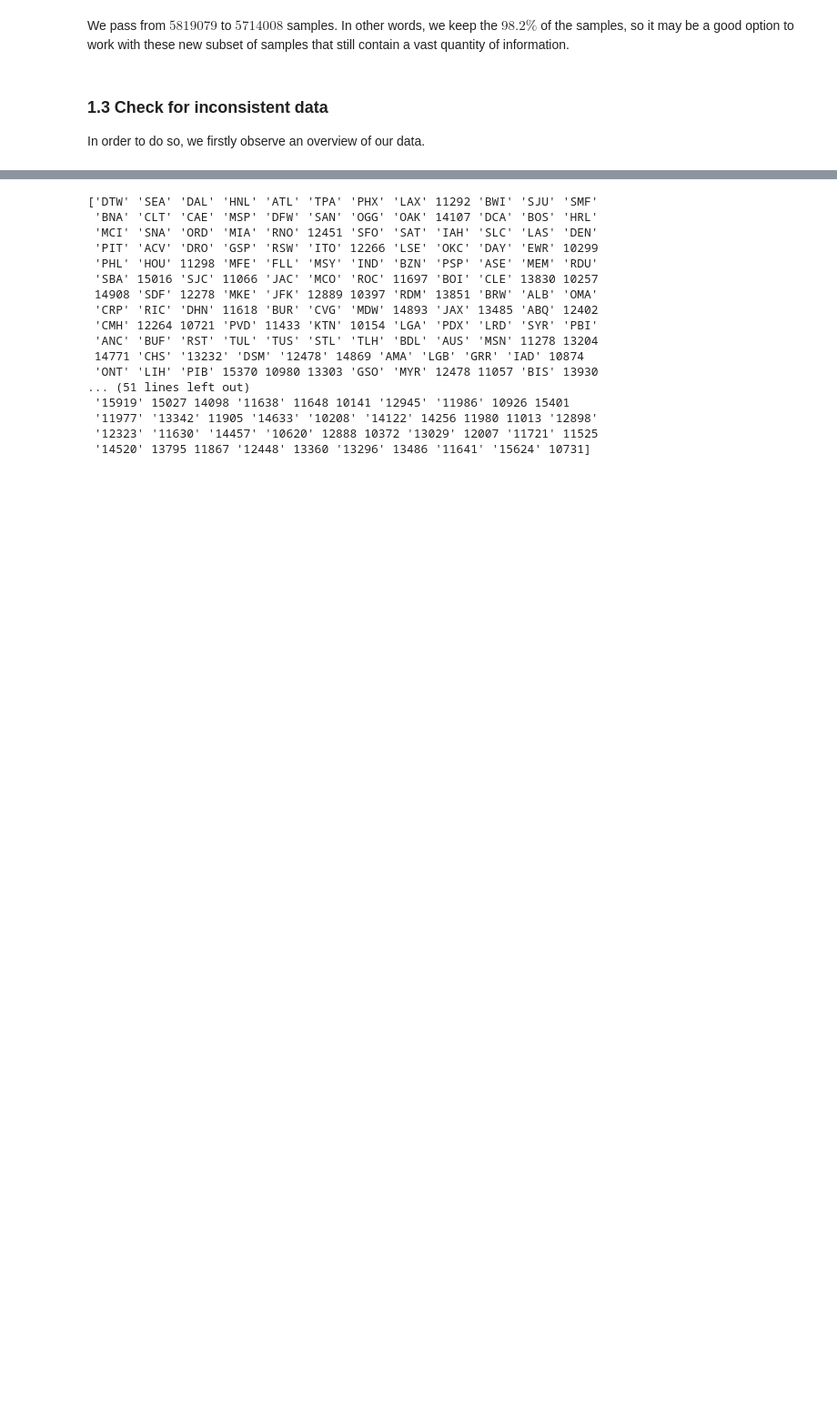
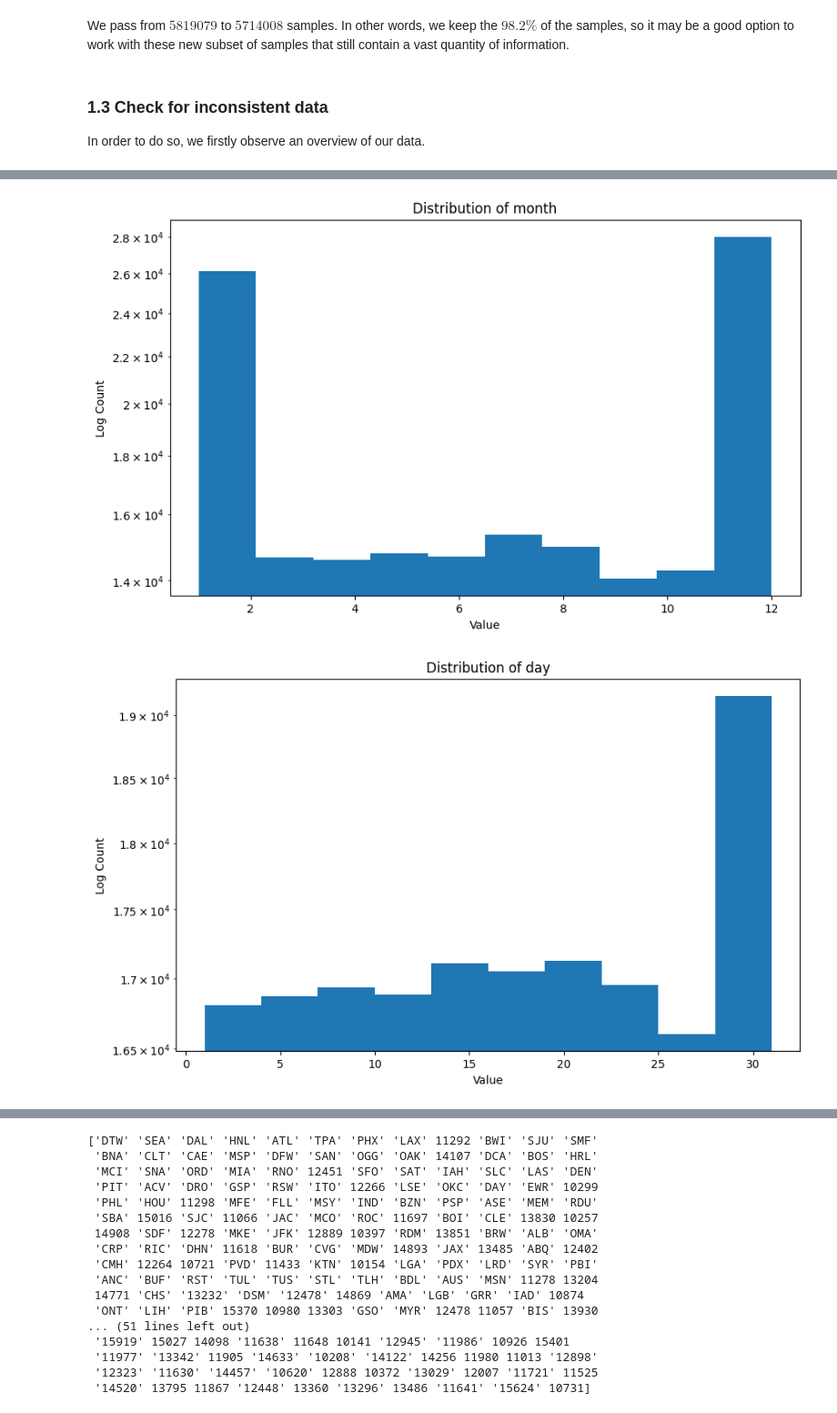
Before and after one commit to marcjaner/AA1_project, a Jupyter notebook: AA1_practica_JanerCamps.ipynb, the cells around one changed output, grey strips where cells are left out. Shown: that part at 91% size. Cells and saved outputs as stored; diff of their text form; code cells hidden in the pictures; blank space fills up the shorter version.

```diff
--- a/AA1_practica_JanerCamps.ipynb
+++ b/AA1_practica_JanerCamps.ipynb
@@ -178,0 +204,11 @@ flights.describe()
+# %%
+plot_histogram_of_column(flights["MONTH"], "Distribution of month", None, None, False, True)
+
+# Create plot with histogram of DAY column
+plot_histogram_of_column(flights["DAY"], "Distribution of day", None, None, False, True)
+
+# Histogram of DAY_OF_WEEK colum
+plot_histogram_of_column(flights["DAY_OF_WEEK"], "Distribution of day of week", None, None, False, True)
+# %% [output]
+[figure, added]
+[figure, added]
```
Also changed, not shown: parts of 9 cells of this notebook.
